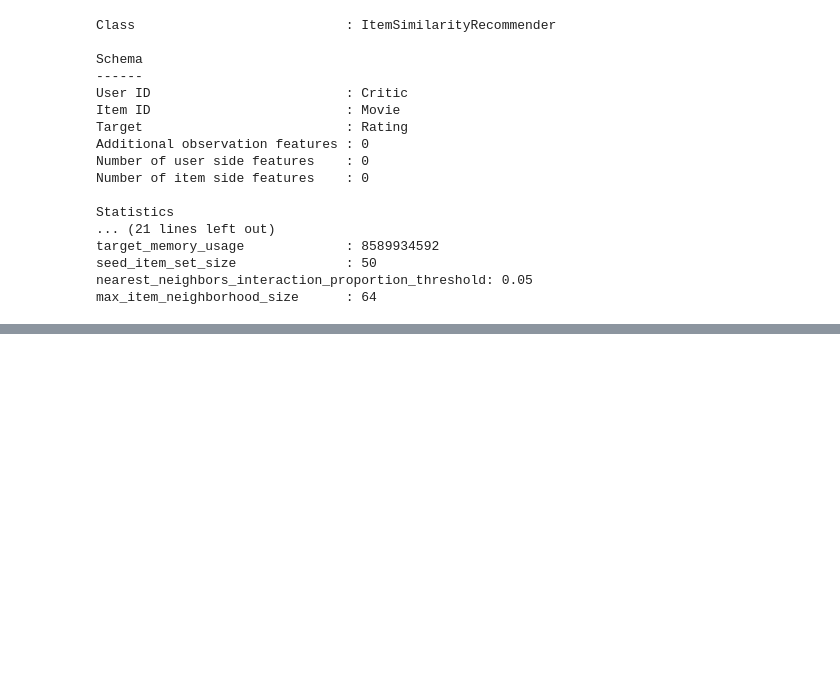
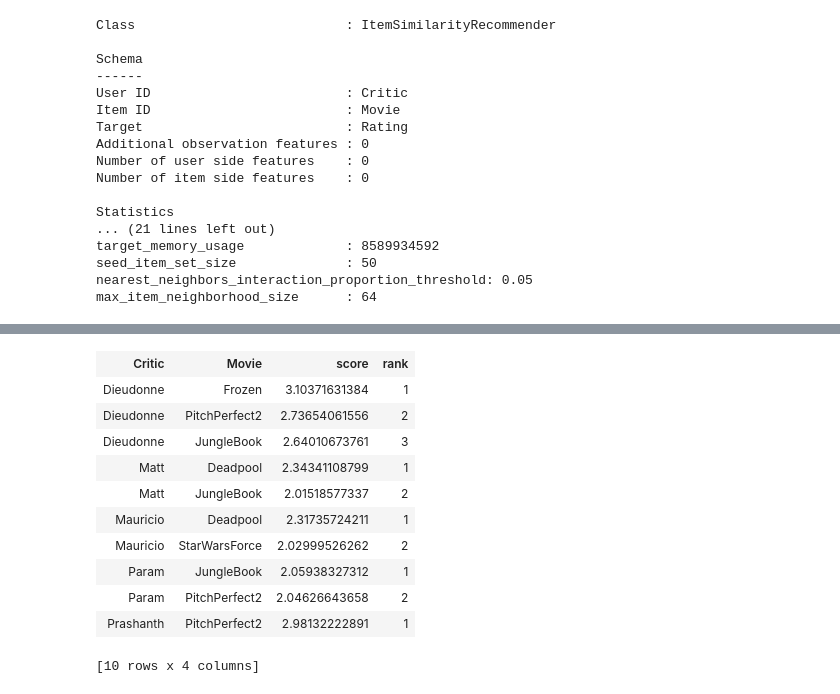
Before and after one commit to ppadebettu/CUNY, a Jupyter notebook: IS_643_Recommender_Systems/Project_1/IS_643_Project_1_PP_v2.ipynb, the cells around one changed output, grey strips where cells are left out. Drawn from its saved outputs; the diff is of its cells as text; code cells hidden in the pictures; blank space fills up the shorter version.

```diff
--- a/IS_643_Recommender_Systems/Project_1/IS_643_Project_1_PP_v2.ipynb
+++ b/IS_643_Recommender_Systems/Project_1/IS_643_Project_1_PP_v2.ipynb
@@ -306,0 +331,17 @@ recommend_result.head()
+# %%
+#Make some recommedations using survey data from the class based on cosine similarity type
+recommend_result = model_cosine.recommend(users=None, k=10)
+recommend_result.head()
+# %% [output]
+| Critic | Movie | score | rank |
+| Dieudonne | Frozen | 3.10371631384 | 1 |
+| Dieudonne | PitchPerfect2 | 2.73654061556 | 2 |
+| Dieudonne | JungleBook | 2.64010673761 | 3 |
+| Matt | Deadpool | 2.34341108799 | 1 |
+| Matt | JungleBook | 2.01518577337 | 2 |
+| Mauricio | Deadpool | 2.31735724211 | 1 |
+| Mauricio | StarWarsForce | 2.02999526262 | 2 |
+| Param | JungleBook | 2.05938327312 | 1 |
+| Param | PitchPerfect2 | 2.04626643658 | 2 |
+| Prashanth | PitchPerfect2 | 2.98132222891 | 1 |
+[10 rows x 4 columns]
```
Also changed, not shown: parts of 6 cells of this notebook.
